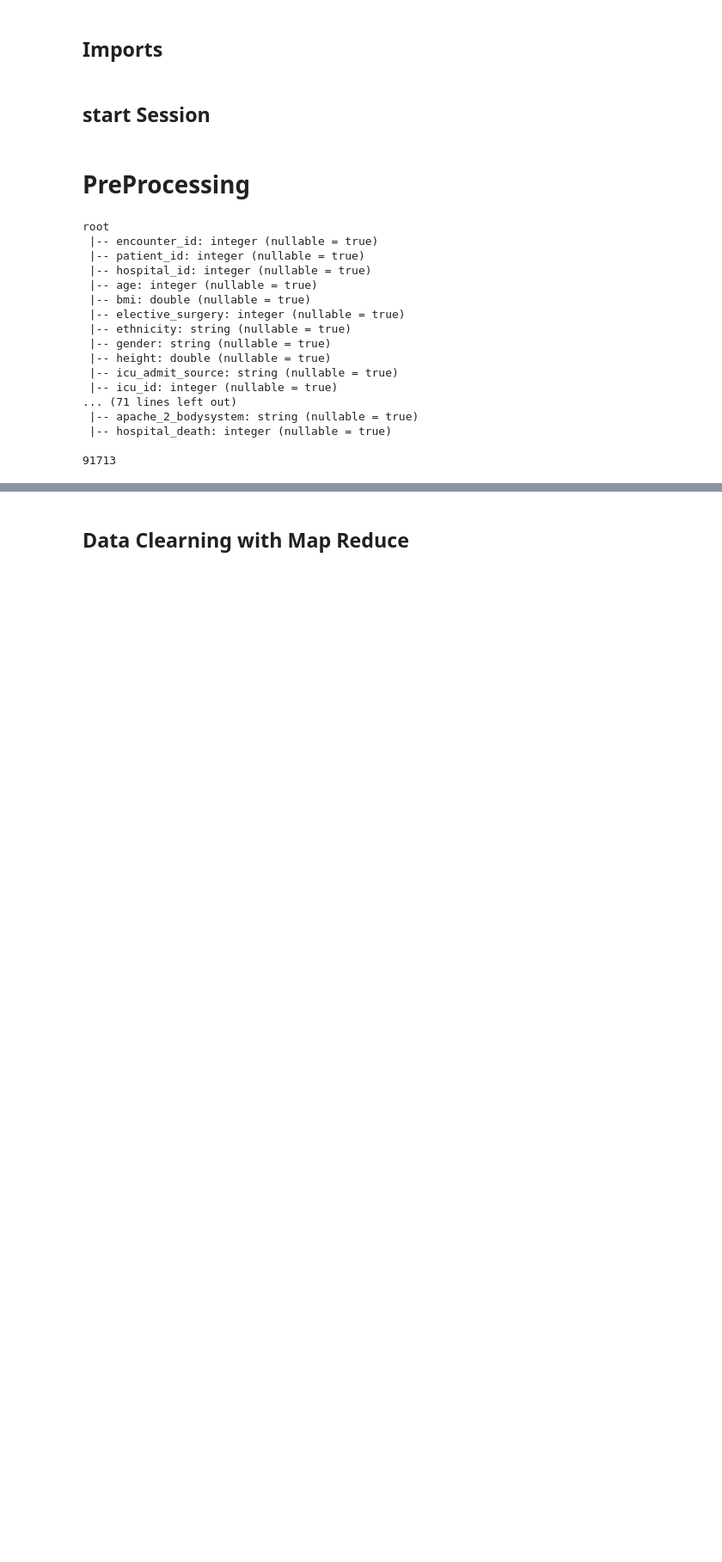
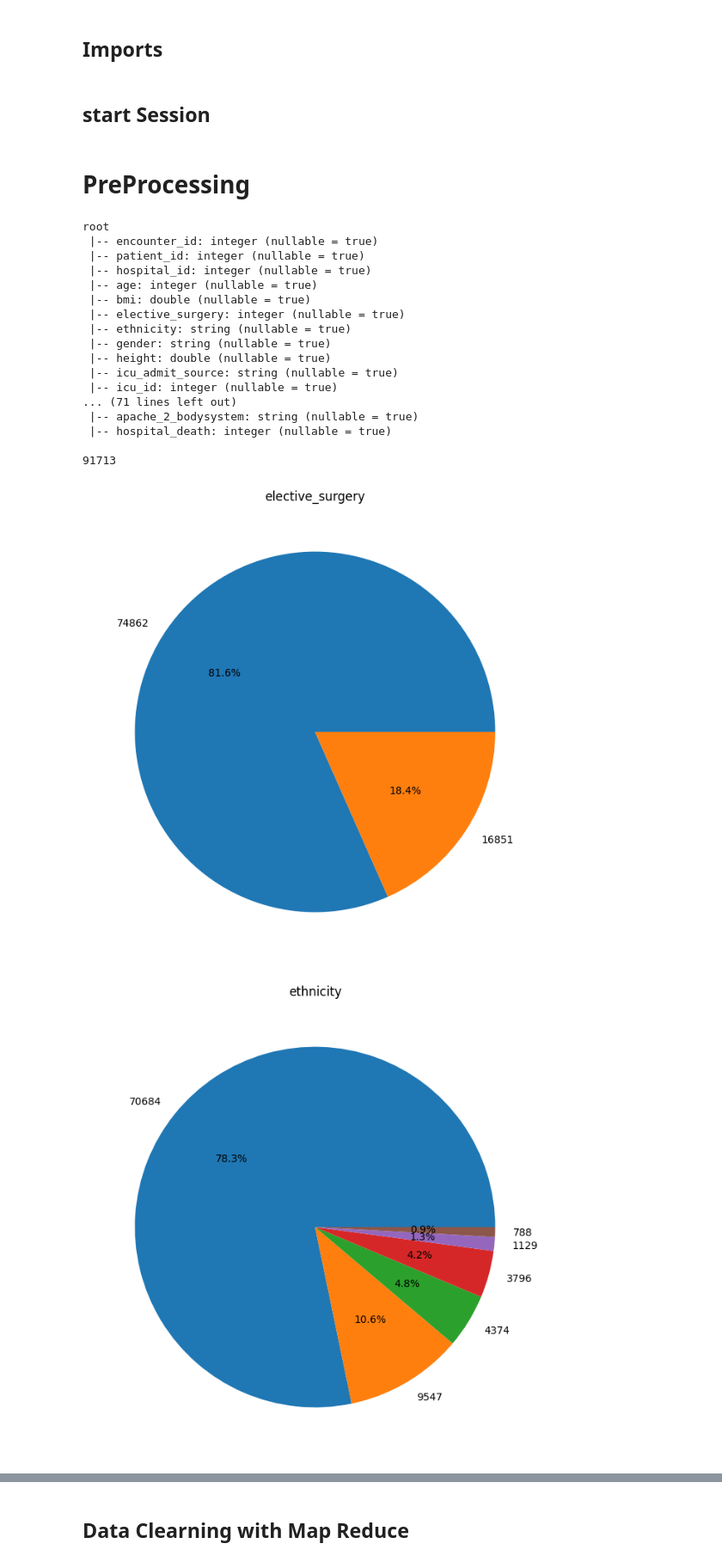
Before and after one commit to sohad-hossam/Patient-Survival-Prediction_Big-data-2024, a Jupyter notebook: FinalDoc.ipynb, the cells around one changed output, grey strips where cells are left out. Shown at 86% size. Saved outputs shown, nothing was run; the diff lists cells and outputs as text; code cells hidden in the pictures; blank space fills up the shorter version.

```diff
--- a/FinalDoc.ipynb
+++ b/FinalDoc.ipynb
@@ -67,3 +74,16 @@ root
  |-- hospital_death: integer (nullable = true)
 
 91713
+# %%
+pandasds= dataset.toPandas()
+for col_name, dtype in pandasds.dtypes.items():
+    if dtype != 'int64' and dtype != 'float64':
+        value_counts = pandasds[col_name].value_counts()
+        if len(value_counts) <= 10:
+            plt.figure(figsize=(8, 8))
+            plt.pie(value_counts, labels=value_counts.values, autopct='%1.1f%%')
+            plt.title(col_name)
+            plt.show()
+# %% [output]
+[figure, added]
+[figure, added]
```
Also changed, not shown: parts of 17 cells of this notebook.
